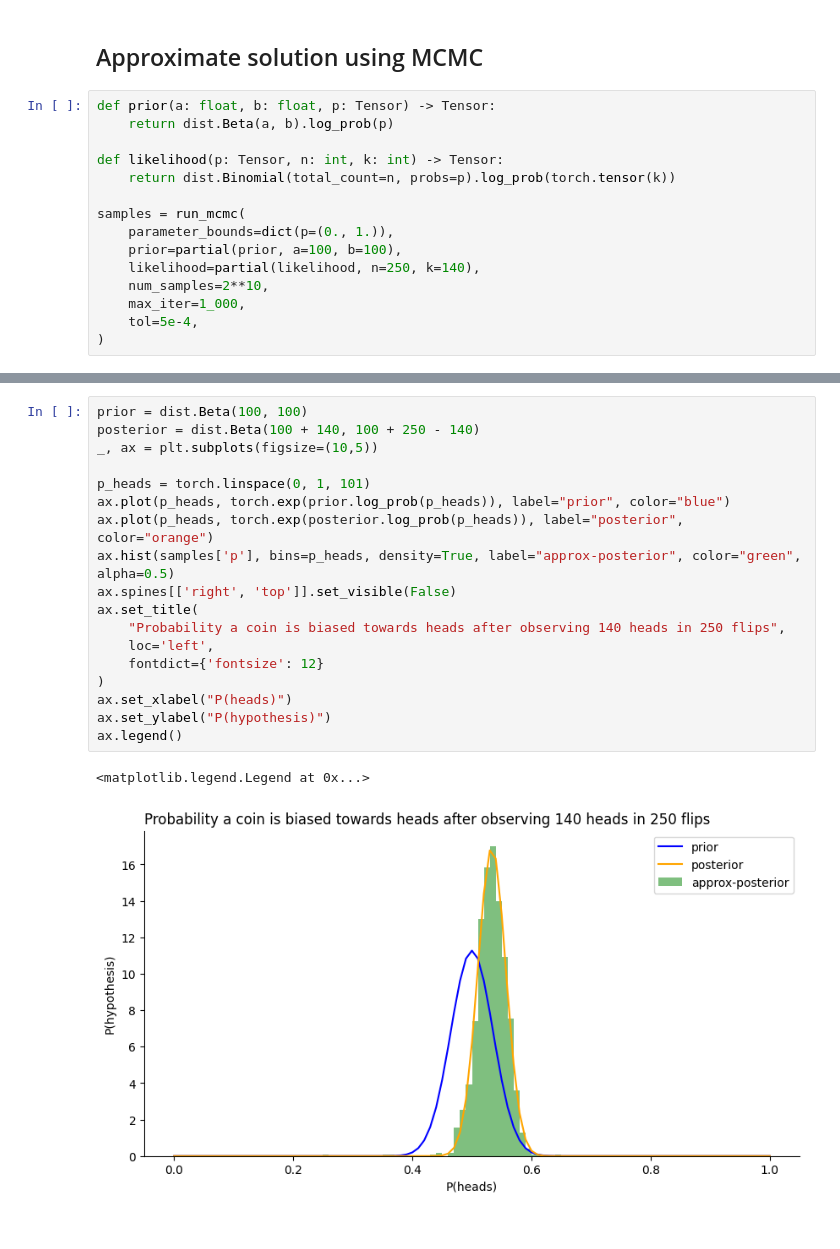
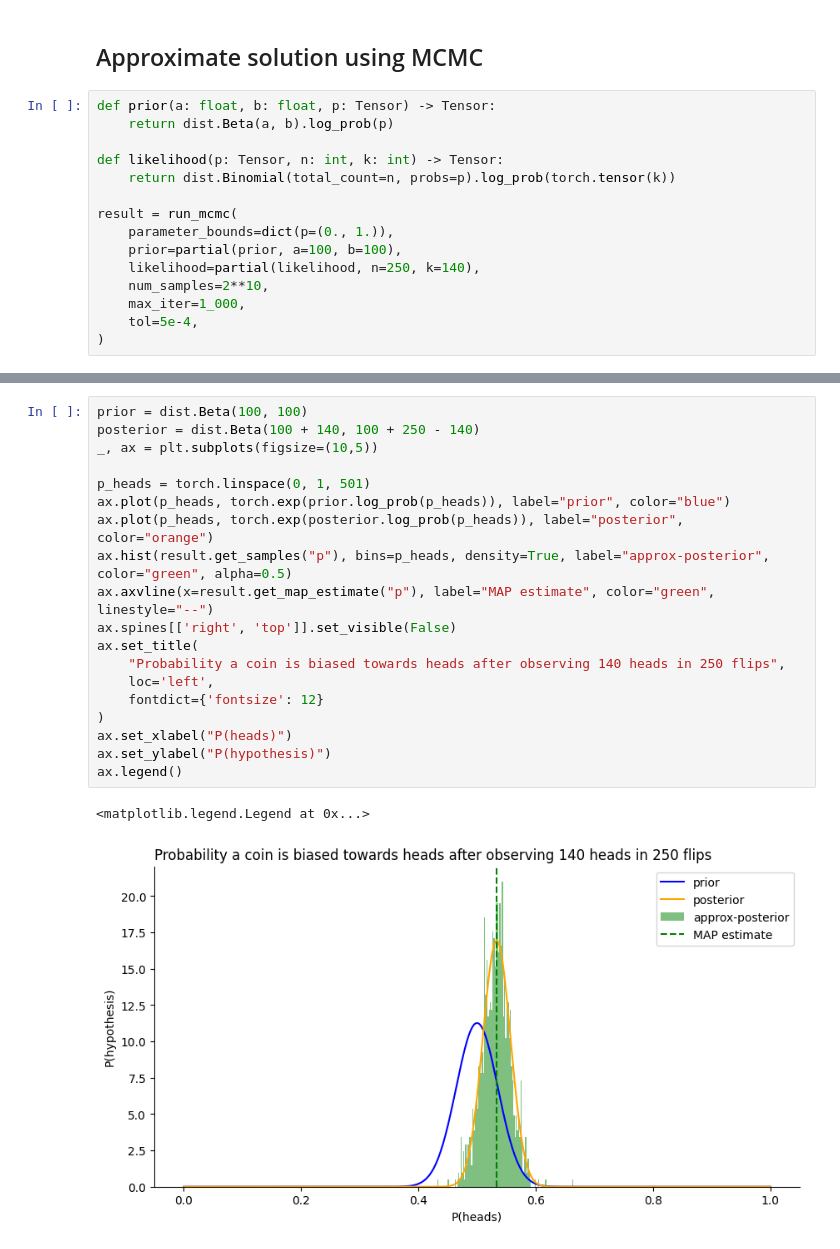
Before and after one commit to libertininick/bayesian-stats, a Jupyter notebook: notebooks/mcmc.ipynb, the cells around one changed output, grey strips where cells are left out. Drawn from its saved outputs; the diff is of its cells as text.

Commit message:
Add result diagnostics

```diff
--- a/notebooks/mcmc.ipynb
+++ b/notebooks/mcmc.ipynb
@@ -46,7 +46,7 @@ def prior(a: float, b: float, p: Tensor) -> Tensor:
 def likelihood(p: Tensor, n: int, k: int) -> Tensor:
     return dist.Binomial(total_count=n, probs=p).log_prob(torch.tensor(k))
 
-samples = run_mcmc(
+result = run_mcmc(
     parameter_bounds=dict(p=(0., 1.)),
     prior=partial(prior, a=100, b=100),
     likelihood=partial(likelihood, n=250, k=140),
@@ -57,21 +81,22 @@ samples = run_mcmc(
 # %%
 prior = dist.Beta(100, 100)
 posterior = dist.Beta(100 + 140, 100 + 250 - 140)
 _, ax = plt.subplots(figsize=(10,5))
 
-p_heads = torch.linspace(0, 1, 101)
+p_heads = torch.linspace(0, 1, 501)
 ax.plot(p_heads, torch.exp(prior.log_prob(p_heads)), label="prior", color="blue")
 ax.plot(p_heads, torch.exp(posterior.log_prob(p_heads)), label="posterior", color="orange")
-ax.hist(samples['p'], bins=p_heads, density=True, label="approx-posterior", color="green", alpha=0.5)
+ax.hist(result.get_samples("p"), bins=p_heads, density=True, label="approx-posterior", color="green", alpha=0.5)
+ax.axvline(x=result.get_map_estimate("p"), label="MAP estimate", color="green", linestyle="--")
 ax.spines[['right', 'top']].set_visible(False)
 ax.set_title(
     "Probability a coin is biased towards heads after observing 140 heads in 250 flips",
     loc='left',
     fontdict={'fontsize': 12}
 )
 ax.set_xlabel("P(heads)")
 ax.set_ylabel("P(hypothesis)")
 ax.legend()
 # %% [output]
 <matplotlib.legend.Legend at 0x...>
-[figure, old version]
+[figure, new version]
```
Also changed, not shown: parts of 3 cells of this notebook, 1 other file.
